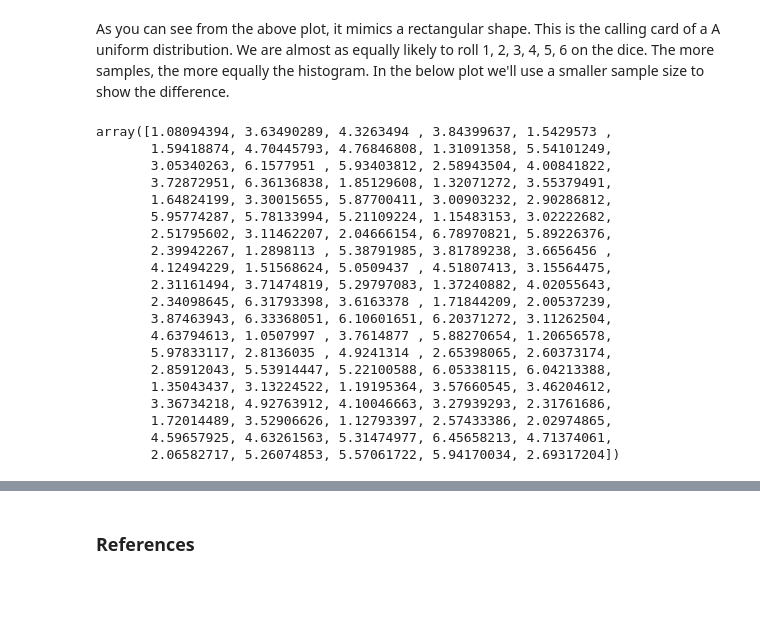
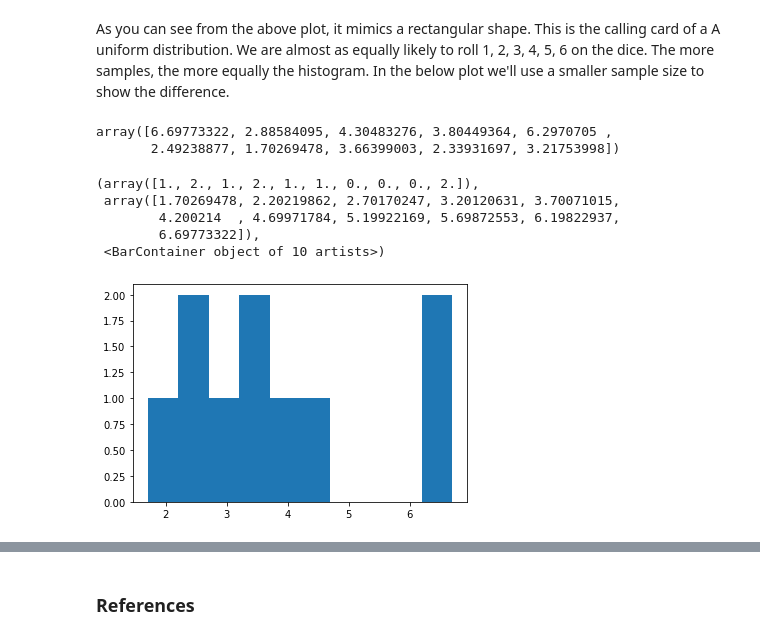
Before and after one commit to kmcd14/ProgrammingDA-assessment, a Jupyter notebook: numpy-random.ipynb, the cells around one changed output, grey strips where cells are left out. Saved outputs shown, nothing was run; the diff lists cells and outputs as text; code cells hidden in the pictures; blank space fills up the shorter version.

```diff
--- a/numpy-random.ipynb
+++ b/numpy-random.ipynb
@@ -678,29 +678,19 @@ plt.hist(x, alpha=0.5)
 # %% [markdown]
 As you can see from the above plot, it mimics a rectangular shape. This is the calling card of a A  uniform distribution. We are almost as equally likely to roll 1, 2, 3, 4, 5, 6 on the dice. The more samples, the more equally the histogram. In the below plot we'll use a smaller sample size to show the difference.
 # %%
-r = np.random.uniform(1,7, 100)
+# The probility of rolling a number on a 6 sided dice, if done 10 times.
+r = np.random.uniform(1,7, 10)
 # %%
 r
 # %% [output]
-array([1.08094394, 3.63490289, 4.3263494 , 3.84399637, 1.5429573 ,
-       1.59418874, 4.70445793, 4.76846808, 1.31091358, 5.54101249,
-       3.05340263, 6.1577951 , 5.93403812, 2.58943504, 4.00841822,
-       3.72872951, 6.36136838, 1.85129608, 1.32071272, 3.55379491,
-       1.64824199, 3.30015655, 5.87700411, 3.00903232, 2.90286812,
-       5.95774287, 5.78133994, 5.21109224, 1.15483153, 3.02222682,
-       2.51795602, 3.11462207, 2.04666154, 6.78970821, 5.89226376,
-       2.39942267, 1.2898113 , 5.38791985, 3.81789238, 3.6656456 ,
-       4.12494229, 1.51568624, 5.0509437 , 4.51807413, 3.15564475,
-       2.31161494, 3.71474819, 5.29797083, 1.37240882, 4.02055643,
-       2.34098645, 6.31793398, 3.6163378 , 1.71844209, 2.00537239,
-       3.87463943, 6.33368051, 6.10601651, 6.20371272, 3.11262504,
-       4.63794613, 1.0507997 , 3.7614877 , 5.88270654, 1.20656578,
-       5.97833117, 2.8136035 , 4.9241314 , 2.65398065, 2.60373174,
-       2.85912043, 5.53914447, 5.22100588, 6.05338115, 6.04213388,
-       1.35043437, 3.13224522, 1.19195364, 3.57660545, 3.46204612,
-       3.36734218, 4.92763912, 4.10046663, 3.27939293, 2.31761686,
-       1.72014489, 3.52906626, 1.12793397, 2.57433386, 2.02974865,
-       4.59657925, 4.63261563, 5.31474977, 6.45658213, 4.71374061,
-       2.06582717, 5.26074853, 5.57061722, 5.94170034, 2.69317204])
+array([6.69773322, 2.88584095, 4.30483276, 3.80449364, 6.2970705 ,
+       2.49238877, 1.70269478, 3.66399003, 2.33931697, 3.21753998])
 # %%
-plt.hist()
+plt.hist(r)
+# %% [output]
+(array([1., 2., 1., 2., 1., 1., 0., 0., 0., 2.]),
+ array([1.70269478, 2.20219862, 2.70170247, 3.20120631, 3.70071015,
+        4.200214  , 4.69971784, 5.19922169, 5.69872553, 6.19822937,
+        6.69773322]),
+ <BarContainer object of 10 artists>)
+[figure, added]
```
Also changed, not shown: parts of 1 cell of this notebook.
